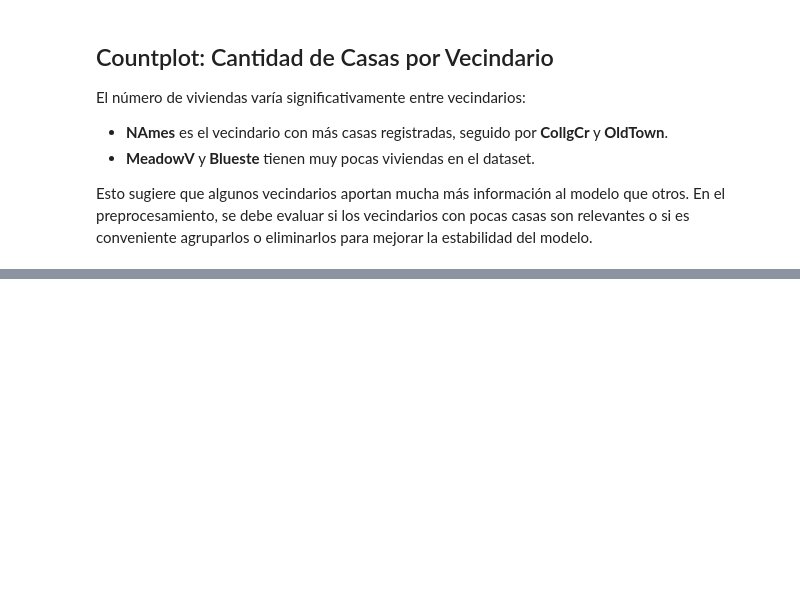
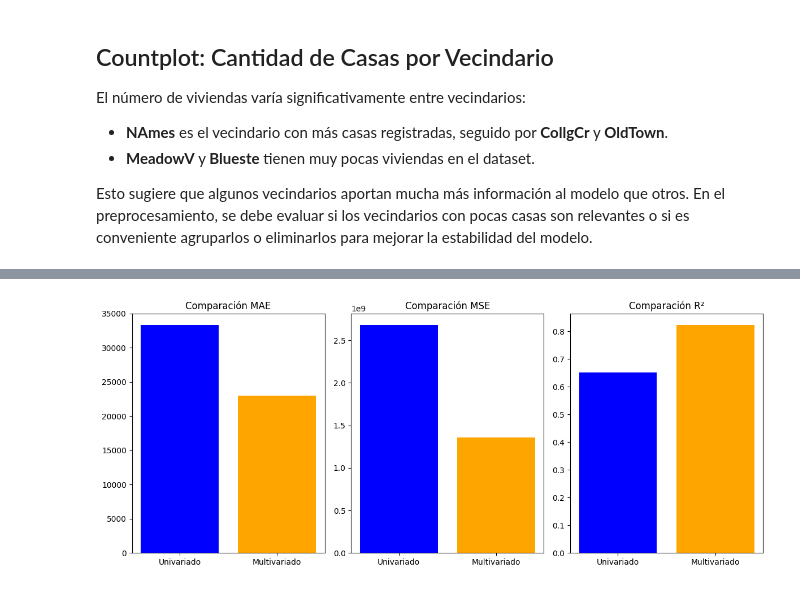
Before and after one commit to DiederichSolis/Proyecto2-Mineria, a Jupyter notebook: Proyecto2.ipynb, the cells around one changed output, grey strips where cells are left out. Drawn from its saved outputs; the diff is of its cells as text; code cells hidden in the pictures; blank space fills up the shorter version.

```diff
--- a/Proyecto2.ipynb
+++ b/Proyecto2.ipynb
@@ -299,0 +482,21 @@ Con esta base de análisis, el siguiente paso será la preparación del dataset
+# %%
+from sklearn.linear_model import LinearRegression
+from sklearn.metrics import mean_absolute_error, mean_squared_error, r2_score
+
+# Asegurar que no haya valores NaN en los datos
+X_train = X_train.fillna(X_train.mean())
+X_test = X_test.fillna(X_test.mean())
+
+# Modelo de regresión múltiple
+model_multi = LinearRegression()
+model_multi.fit(X_train, y_train)
+
+# Predicción
+y_pred_multi = model_multi.predict(X_test)
+
+# Evaluación del modelo
+mae_multi = mean_absolute_error(y_test, y_pred_multi)
+mse_multi = mean_squared_error(y_test, y_pred_multi)
+r2_multi = r2_score(y_test, y_pred_multi)
+
+print(f"MAE: {mae_multi:.2f}, MSE: {mse_multi:.2f}, R²: {r2_multi:.4f}")
@@ -299,0 +606,23 @@ Con esta base de análisis, el siguiente paso será la preparación del dataset
+# %%
+models = ["Univariado", "Multivariado"]
+mae_values = [mae, mae_multi]
+mse_values = [mse, mse_multi]
+r2_values = [r2, r2_multi]
+
+plt.figure(figsize=(12, 5))
+plt.subplot(1, 3, 1)
+plt.bar(models, mae_values, color=["blue", "orange"])
+plt.title("Comparación MAE")
+
+plt.subplot(1, 3, 2)
+plt.bar(models, mse_values, color=["blue", "orange"])
+plt.title("Comparación MSE")
+
+plt.subplot(1, 3, 3)
+plt.bar(models, r2_values, color=["blue", "orange"])
+plt.title("Comparación R²")
+
+plt.tight_layout()
+plt.show()
+# %% [output]
+[figure, added]
```
Also changed, not shown: parts of 26 cells of this notebook.
